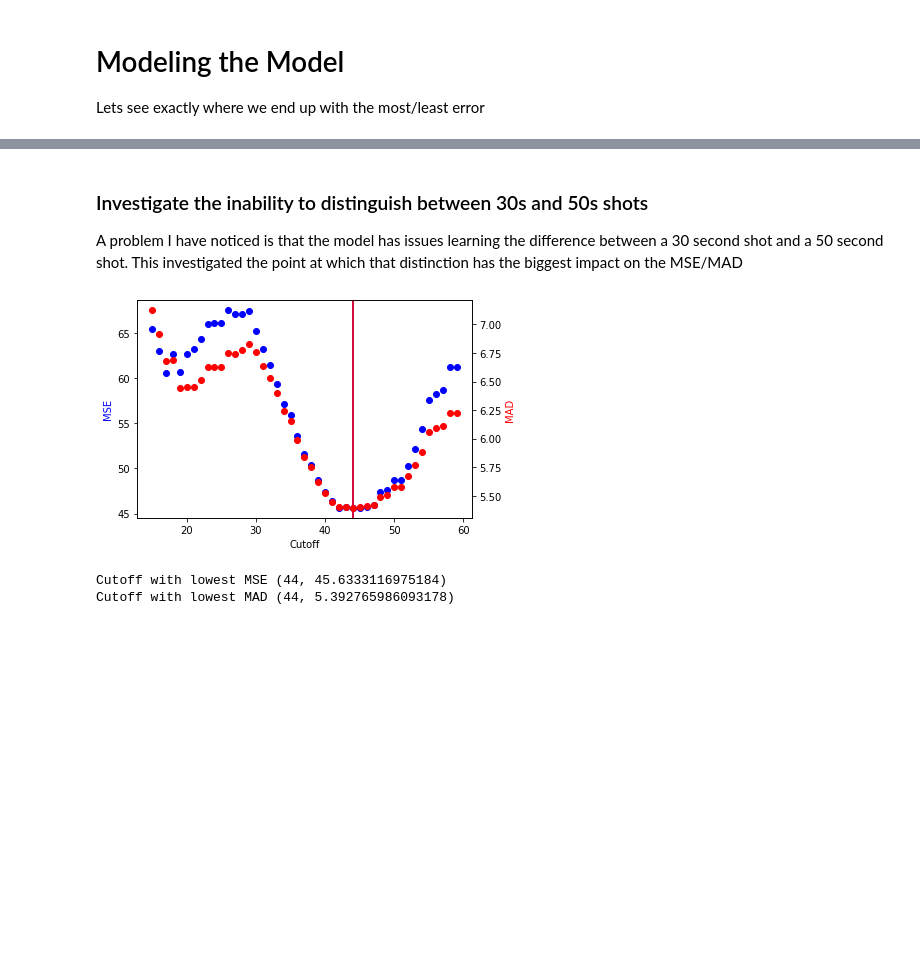
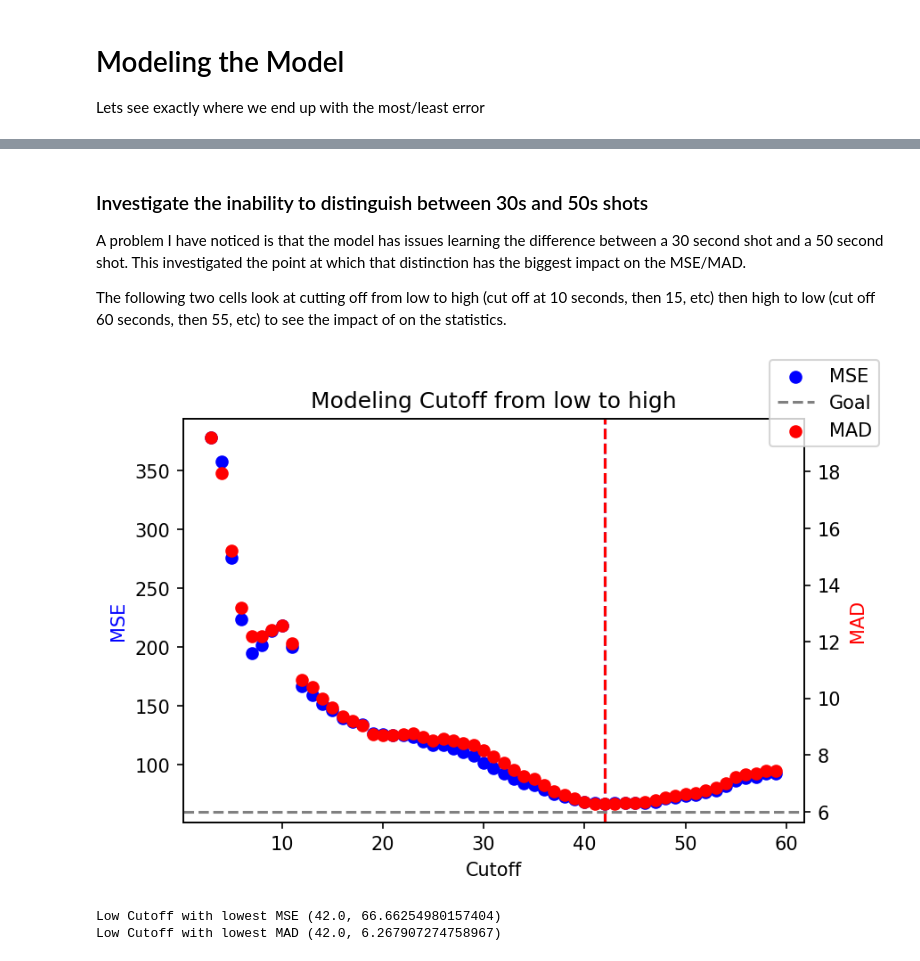
Before and after one commit to badisa/optpresso, a Jupyter notebook: notebooks/modeling-data.ipynb, the cells around one changed output, grey strips where cells are left out. Saved outputs shown, nothing was run; the diff lists cells and outputs as text; code cells hidden in the pictures; blank space fills up the shorter version.

```diff
--- a/notebooks/modeling-data.ipynb
+++ b/notebooks/modeling-data.ipynb
@@ -36,21 +38,41 @@ paths, y_true, y_pred = predict_values(model, loader)
 bins = defaultdict(list)
 for real, pred in zip(y_true, y_pred):
     bins[real].append(pred)
-
 x = np.zeros(len(bins))
-y = np.zeros(len(bins))
-deviations = np.zeros(len(bins))
+y = np.zeros_like(x)
+meds = np.zeros_like(x)
+trimmed_mean = np.zeros_like(x)
+deviations = np.zeros_like(x)
+areas_missed_by_std = np.zeros(len(bins), dtype=np.bool)
 for i, (time, predictions) in enumerate(sorted(bins.items(), key=lambda x: x[0])):
     x[i] = time
     y[i] = np.mean(predictions)
+    meds[i] = np.median(predictions)
+    trimmed_mean[i] = trim_mean(predictions, proportiontocut=0.1)
     deviations[i] = np.std(predictions)
-fig, ax = plt.subplots()
+    areas_missed_by_std[i] = deviations[i] < abs(y[i] - time)
+fig, ax = plt.subplots(dpi=150)
 ax.axline([0, 0], [1, 1], color="g", label="Perfect fit")
 ax.scatter(y_true, y_pred, alpha=.1, label="Predictions")
+ax.plot(x, meds, color="purple", label="Median")
+ax.plot(x, y, color="red", label="Mean")
+ax.plot(x, trimmed_mean, color="pink", label="Trimmed Mean")
 ax.fill_between(x, (y-deviations), (y+deviations), color='r', alpha=.2, label="Std Deviation")
+ax.fill_between(x, (x-3), (x+3), color='gray', alpha=.2, label="ROPE")
 ax.set_ylabel("Prediction")
 ax.set_xlabel("Pull time")
 ax.set_title("Std of predictions")
 fig.legend(bbox_to_anchor=(1.01, 1), loc='upper left')
+ax.annotate(
+    "kendall tau = {:.2f}".format(kendalltau(y_true, y_pred)[0]),
+    (0.7, 0.05),
+    xycoords="axes fraction",
+)
+ax.annotate(
+    "r^2 = {:.2f}".format(r2_score(y_true, y_pred)),
+    (0.7, 0.01),
+    xycoords="axes fraction",
+)
+
 plt.show()
 # %% [output]
@@ -63,42 +116,47 @@ sorted_data = stacked_data[sort]
 # %% [markdown]
 ### Investigate the inability to distinguish between 30s and 50s shots
 
-A problem I have noticed is that the model has issues learning the difference between a 30 second shot and a 50 second shot. This investigated the point at which that distinction has the biggest impact on the MSE/MAD
+A problem I have noticed is that the model has issues learning the difference between a 30 second shot and a 50 second shot. This investigated the point at which that distinction has the biggest impact on the MSE/MAD.
+
+The following two cells look at cutting off from low to high (cut off at 10 seconds, then 15, etc) then high to low (cut off 60 seconds, then 55, etc) to see the impact of on the statistics.
 # %%
 mse_data = []
 mad_data = []
-x = np.arange(15, 60, 1)
+x = np.arange(min(sorted_data[:, 1]), max(sorted_data[:, 1]), 1)
 min_mse_cutoff = None
 min_mad_cutoff = None
 for cutoff in x:
     idx = 0
     for i in range(len(paths)):
         if sorted_data[i][1] > cutoff:
             idx = i
             break
     trimmed_x = sorted_data[:,1][:idx]
     trimmed_y = sorted_data[:,2][:idx]
     if not len(trimmed_x):
         continue
     mse_data.append(mean_squared_error(trimmed_x, trimmed_y))
     mad_data.append(mean_absolute_error(trimmed_x, trimmed_y))
     if min_mse_cutoff is None or mse_data[-1] < min_mse_cutoff[1]:
         min_mse_cutoff = (cutoff, mse_data[-1])
     if min_mad_cutoff is None or mad_data[-1] < min_mad_cutoff[1]:
         min_mad_cutoff = (cutoff, mad_data[-1])
-plt.scatter(x, mse_data, label="MSE", color="blue")
-axe = plt.gca()
+fig, axe = plt.subplots(dpi=150)
+axe.scatter(x, mse_data, label="MSE", color="blue")
 axe.set_xlabel("Cutoff")
 axe.set_ylabel("MSE", color="blue")
-axe.axvline(min_mse_cutoff[0], color="blue")
+axe.axvline(min_mse_cutoff[0], color="blue", linestyle="--")
 axe_2 = axe.twinx()
 axe_2.scatter(x, mad_data, label="MAD", color="red")
 axe_2.set_ylabel("MAD", color="red")
-axe_2.axvline(min_mad_cutoff[0], color="red")
+axe_2.axvline(min_mad_cutoff[0], color="red", linestyle="--")
+axe_2.axhline(6, color="gray", linestyle="dashed", label="Goal")
+axe.set_title("Modeling Cutoff from low to high")
+fig.legend()
 plt.show()
-print("Cutoff with lowest MSE", min_mse_cutoff)
-print("Cutoff with lowest MAD", min_mad_cutoff)
+print("Low Cutoff with lowest MSE", min_mse_cutoff)
+print("Low Cutoff with lowest MAD", min_mad_cutoff)
 # %% [output]
-[figure, old version]
+[figure, new version]
-Cutoff with lowest MSE (44, 45.6333116975184)
-Cutoff with lowest MAD (44, 5.392765986093178)
+Low Cutoff with lowest MSE (42.0, 66.66254980157404)
+Low Cutoff with lowest MAD (42.0, 6.267907274758967)
```
Also changed, not shown: parts of 7 cells of this notebook.
